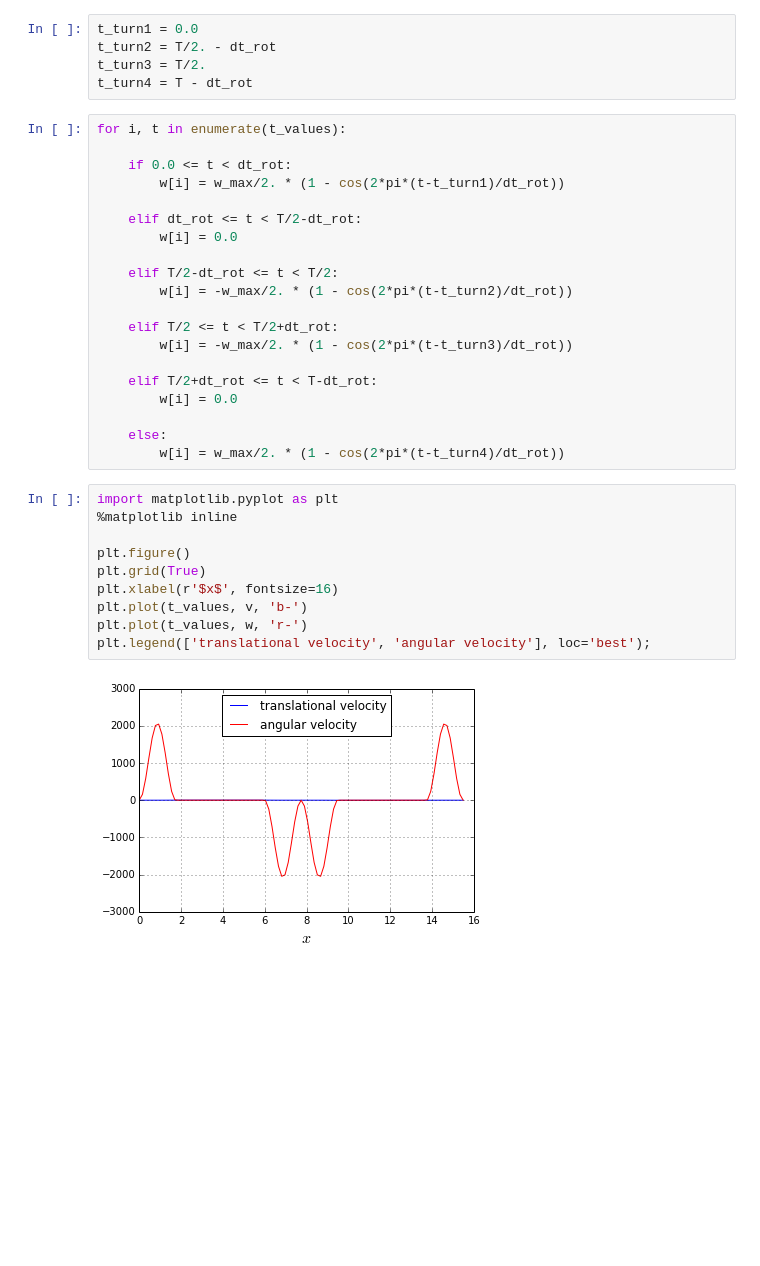
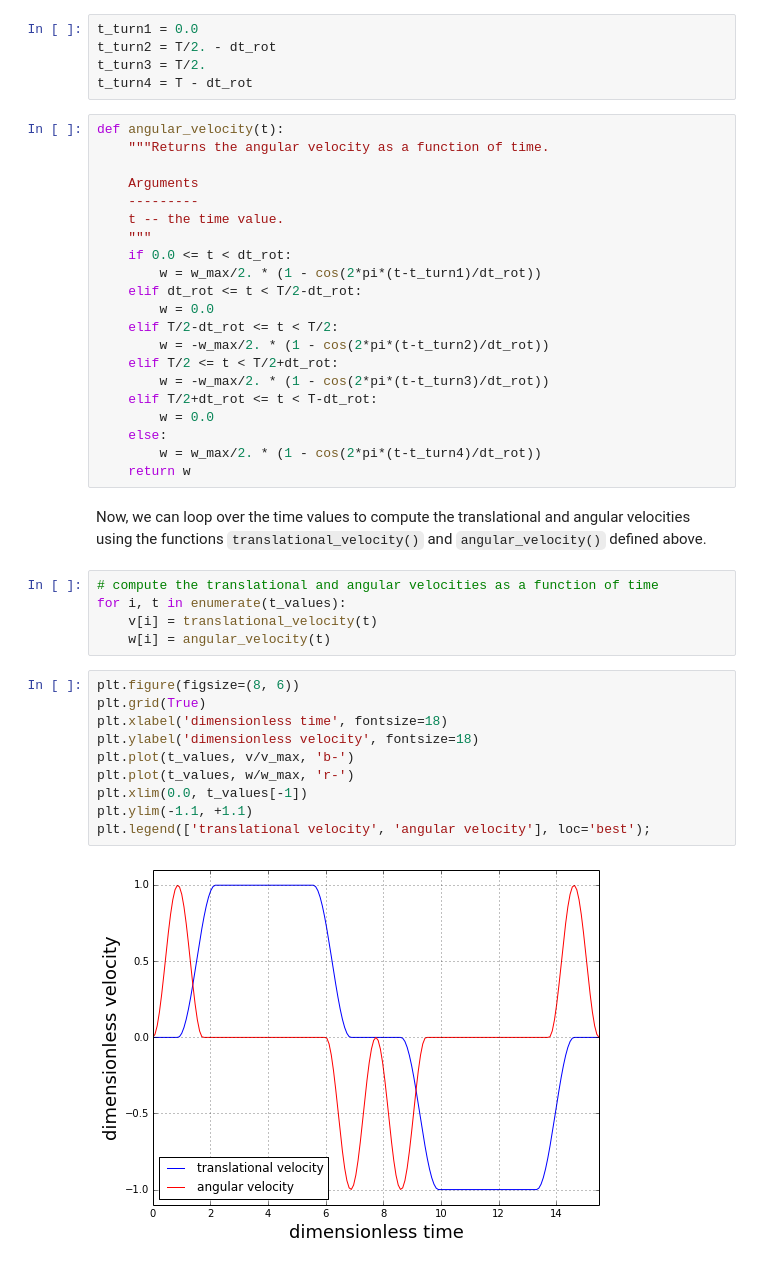
Before and after one commit to barbagroup/teaching-materials, a Jupyter notebook: IPython/clap_and_fling.ipynb, the cells around one changed output. Drawn from its saved outputs; the diff is of its cells as text; blank space fills up the shorter version.

```diff
--- a/IPython/clap_and_fling.ipynb
+++ b/IPython/clap_and_fling.ipynb
@@ -184,34 +199,42 @@ t_turn2 = T/2. - dt_rot
 t_turn3 = T/2.
 t_turn4 = T - dt_rot
 # %%
-for i, t in enumerate(t_values):
+def angular_velocity(t):
+    """Returns the angular velocity as a function of time.
 
+    Arguments
+    ---------
+    t -- the time value.
+    """
     if 0.0 <= t < dt_rot:
-        w[i] = w_max/2. * (1 - cos(2*pi*(t-t_turn1)/dt_rot))
-
+        w = w_max/2. * (1 - cos(2*pi*(t-t_turn1)/dt_rot))
     elif dt_rot <= t < T/2-dt_rot:
-        w[i] = 0.0
-
+        w = 0.0
     elif T/2-dt_rot <= t < T/2:
-        w[i] = -w_max/2. * (1 - cos(2*pi*(t-t_turn2)/dt_rot))
-
+        w = -w_max/2. * (1 - cos(2*pi*(t-t_turn2)/dt_rot))
     elif T/2 <= t < T/2+dt_rot:
-        w[i] = -w_max/2. * (1 - cos(2*pi*(t-t_turn3)/dt_rot))
-
+        w = -w_max/2. * (1 - cos(2*pi*(t-t_turn3)/dt_rot))
     elif T/2+dt_rot <= t < T-dt_rot:
-        w[i] = 0.0
-
+        w = 0.0
     else:
-        w[i] = w_max/2. * (1 - cos(2*pi*(t-t_turn4)/dt_rot))
+        w = w_max/2. * (1 - cos(2*pi*(t-t_turn4)/dt_rot))
+    return w
+# %% [markdown]
+Now, we can loop over the time values to compute the translational and angular velocities using the functions `translational_velocity()` and `angular_velocity()` defined above.
+# %%
+# compute the translational and angular velocities as a function of time
+for i, t in enumerate(t_values):
+    v[i] = translational_velocity(t)
+    w[i] = angular_velocity(t)
 # %%
-import matplotlib.pyplot as plt
-%matplotlib inline
-
-plt.figure()
+plt.figure(figsize=(8, 6))
 plt.grid(True)
-plt.xlabel(r'$x$', fontsize=16)
-plt.plot(t_values, v, 'b-')
-plt.plot(t_values, w, 'r-')
+plt.xlabel('dimensionless time', fontsize=18)
+plt.ylabel('dimensionless velocity', fontsize=18)
+plt.plot(t_values, v/v_max, 'b-')
+plt.plot(t_values, w/w_max, 'r-')
+plt.xlim(0.0, t_values[-1])
+plt.ylim(-1.1, +1.1)
 plt.legend(['translational velocity', 'angular velocity'], loc='best');
 # %% [output]
-[figure, old version]
+[figure, new version]
```
Also changed, not shown: parts of 15 cells of this notebook, 3 other files.
